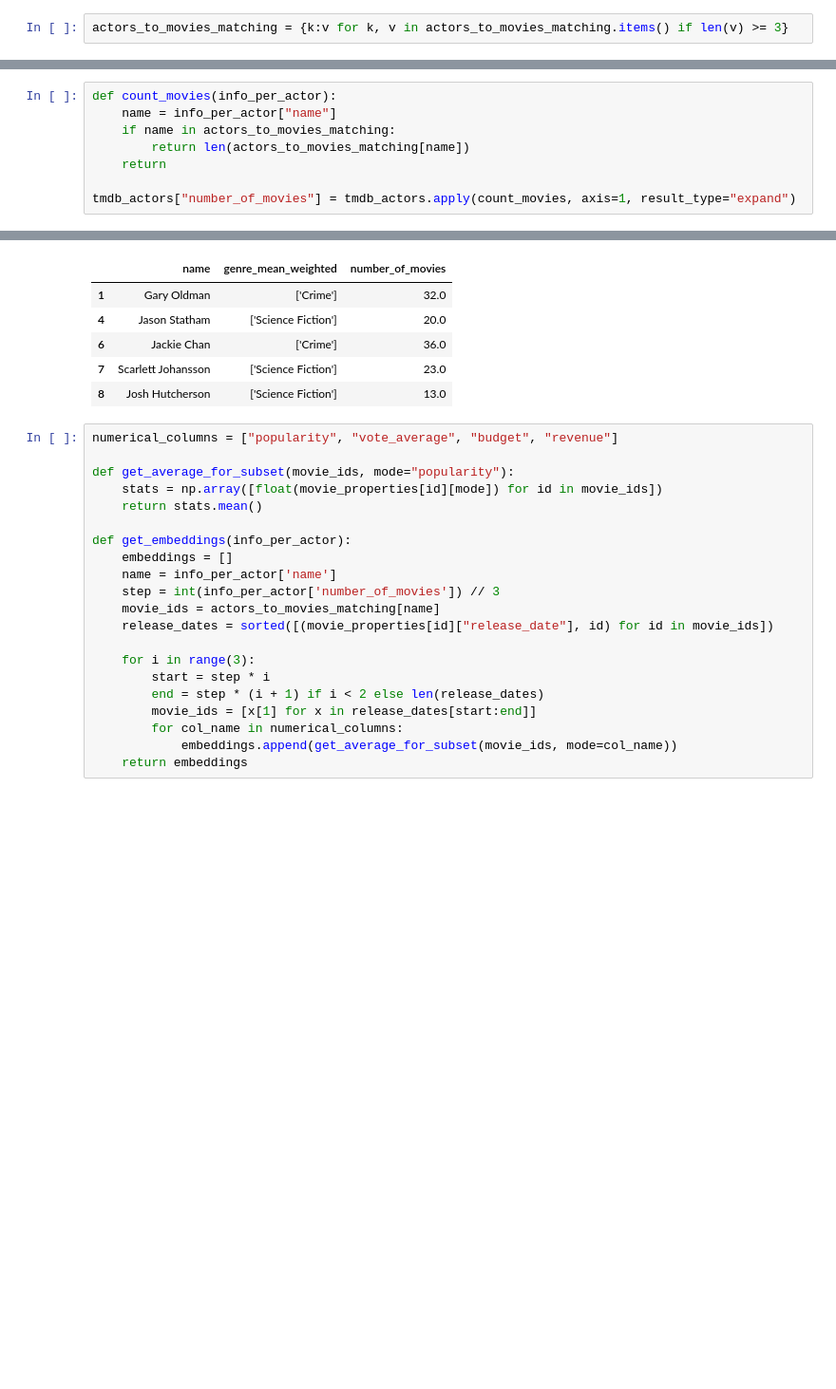
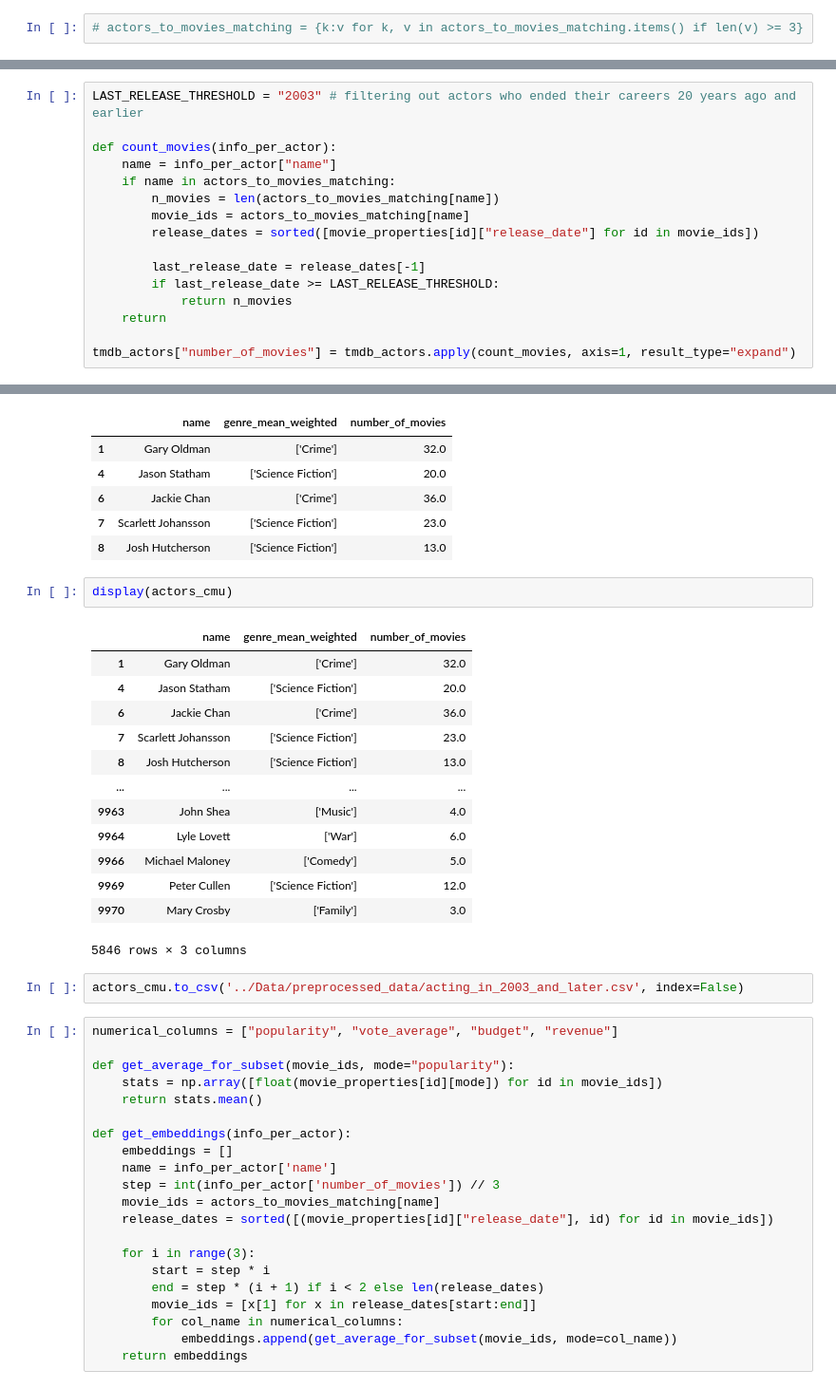
Before and after one commit to epfl-ada/ada-2023-project-cinemada, a Jupyter notebook: Main_analysis/fame_prediction.ipynb, the cells around one changed output, grey strips where cells are left out. Shown: that part at 95% size. Drawn from its saved outputs; the diff is of its cells as text; blank space fills up the shorter version.

Commit message:
Added filtering based on last release date

```diff
--- a/Main_analysis/fame_prediction.ipynb
+++ b/Main_analysis/fame_prediction.ipynb
@@ -230,5 +230,5 @@ Filtering out actors with less than 3 movies and who are not in tmdb database
 # %%
-actors_to_movies_matching = {k:v for k, v in actors_to_movies_matching.items() if len(v) >= 3}
+# actors_to_movies_matching = {k:v for k, v in actors_to_movies_matching.items() if len(v) >= 3}
 # %%
 actors_to_movies_matching = {k:v for k, v in actors_to_movies_matching.items() if k in tmdb_actors["name"].unique()}
 # %%
@@ -238,8 +238,16 @@ len(actors_to_movies_matching)
 # %%
+LAST_RELEASE_THRESHOLD = "2003" # filtering out actors who ended their careers 20 years ago and earlier
+
 def count_movies(info_per_actor):
     name = info_per_actor["name"]
     if name in actors_to_movies_matching:
-        return len(actors_to_movies_matching[name])
+        n_movies = len(actors_to_movies_matching[name])
+        movie_ids = actors_to_movies_matching[name]
+        release_dates = sorted([movie_properties[id]["release_date"] for id in movie_ids])
+
+        last_release_date = release_dates[-1]
+        if last_release_date >= LAST_RELEASE_THRESHOLD:
+            return n_movies
     return
 
 tmdb_actors["number_of_movies"] = tmdb_actors.apply(count_movies, axis=1, result_type="expand")
@@ -253,6 +261,24 @@ actors_cmu.head()
 | 6 | Jackie Chan | ['Crime'] | 36.0 |
 | 7 | Scarlett Johansson | ['Science Fiction'] | 23.0 |
 | 8 | Josh Hutcherson | ['Science Fiction'] | 13.0 |
+# %%
+display(actors_cmu)
+# %% [output]
+|  | name | genre_mean_weighted | number_of_movies |
+| 1 | Gary Oldman | ['Crime'] | 32.0 |
+| 4 | Jason Statham | ['Science Fiction'] | 20.0 |
+| 6 | Jackie Chan | ['Crime'] | 36.0 |
+| 7 | Scarlett Johansson | ['Science Fiction'] | 23.0 |
+| 8 | Josh Hutcherson | ['Science Fiction'] | 13.0 |
+| ... | ... | ... | ... |
+| 9963 | John Shea | ['Music'] | 4.0 |
+| 9964 | Lyle Lovett | ['War'] | 6.0 |
+| 9966 | Michael Maloney | ['Comedy'] | 5.0 |
+| 9969 | Peter Cullen | ['Science Fiction'] | 12.0 |
+| 9970 | Mary Crosby | ['Family'] | 3.0 |
+5846 rows × 3 columns
+# %%
+actors_cmu.to_csv('../Data/preprocessed_data/acting_in_2003_and_later.csv', index=False)
 # %%
 numerical_columns = ["popularity", "vote_average", "budget", "revenue"]
 
```
Also changed, not shown: parts of 2 cells of this notebook, 1 other file.
